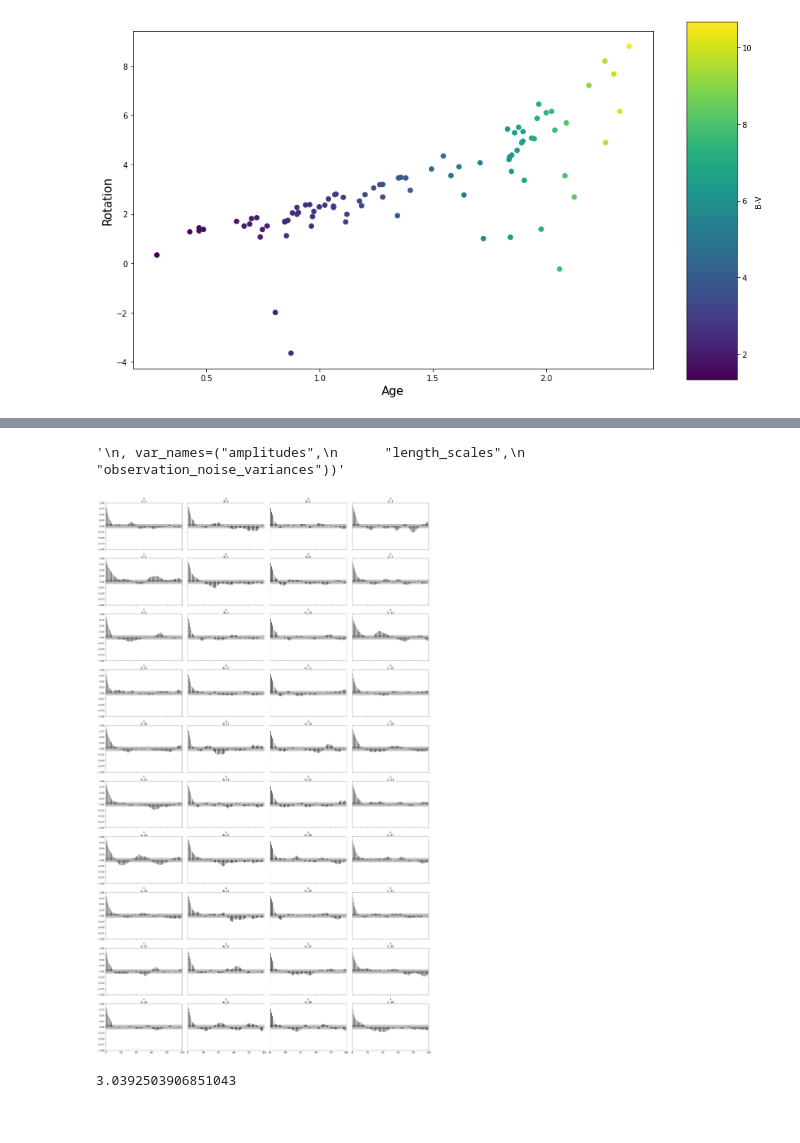
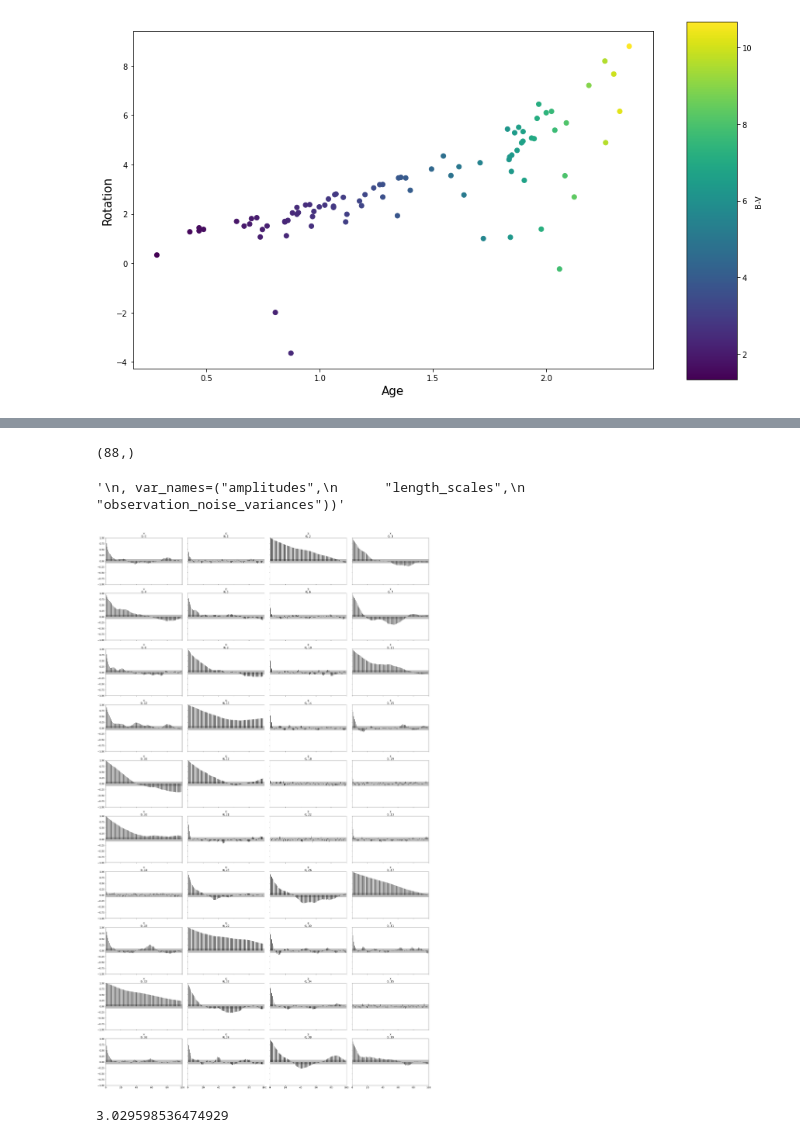
Before and after one commit to ni-phy/year4-project, a Jupyter notebook: Nikolas/gyrochronology/age_tfp_hmc.ipynb, the cells around one changed output, grey strips where cells are left out. Saved outputs shown, nothing was run; the diff lists cells and outputs as text; code cells hidden in the pictures.

```diff
--- a/Nikolas/gyrochronology/age_tfp_hmc.ipynb
+++ b/Nikolas/gyrochronology/age_tfp_hmc.ipynb
@@ -263,2 +272,6 @@ Acceptance rate: 0.7736818181818181
+# %%
+np.mean(observations1_, axis=0).shape
+# %% [output]
+(88,)
 # %%
 acf = tfp.stats.auto_correlation(
@@ -266,13 +279,13 @@ acf = tfp.stats.auto_correlation(
     name='auto_correlation'
 )
 # %%
-var1 = np.array([amplitudes1,
-      length_scales1])
+var1 = np.array([observations1_,
+      observations2_])
 az.plot_autocorr(var1)
 '''
 , var_names=("amplitudes",
       "length_scales",
       "observation_noise_variances"))'''
 # %% [output]
 '\n, var_names=("amplitudes",\n      "length_scales",\n      "observation_noise_variances"))'
-[figure, old version]
+[figure, new version]
@@ -279,6 +294,6 @@ az.plot_autocorr(var1)
 # %%
 numElems = len(Y)
-sample = samples[0] + mean_fn(observation_index_points[:,0], r.t2bv(10**(observation_index_points[:,1])), a ,b ,c ,d)
+sample = samples[9] + mean_fn(observation_index_points[:,0], r.t2bv(10**observation_index_points[:,1]), a ,b ,c ,d)
 idx = np.round(np.linspace(0, len(np.array(sample).reshape(numElems**2)) - 1, numElems)).astype(int)
 # Picks equal spaced elements from (longer) prediction array so that its shape of data
 
@@ -289,7 +304,7 @@ vals = np.sort([mu_test, sd_test], axis=1)
 
 print(np.mean(Y))
 # %% [output]
-3.0392503906851043
+3.029598536474929
 # %%
 font = {'size': 16,
         }
```
Also changed, not shown: parts of 17 cells of this notebook, 1 other file.
